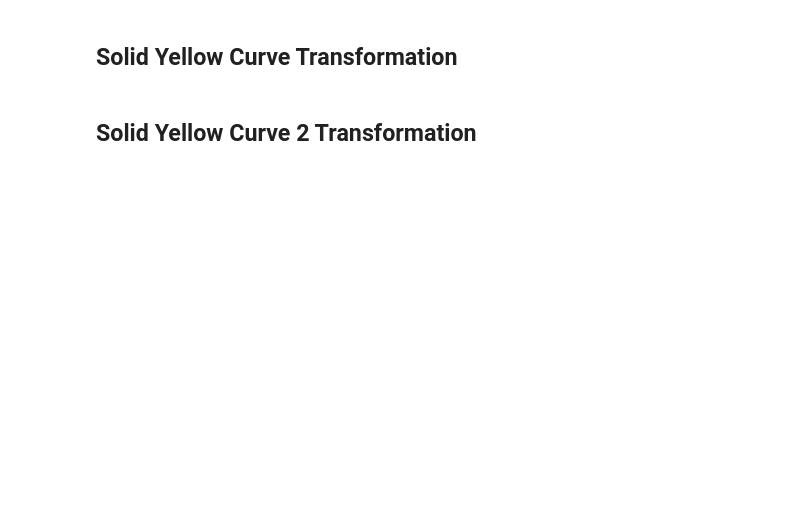
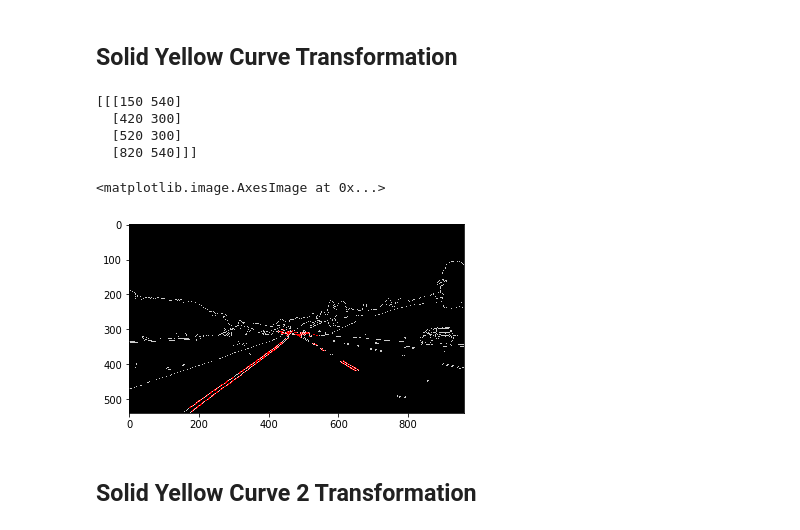
Before and after one commit to calsaviour/sdc, a Jupyter notebook: TermOne/CarND-LaneLines-P1/P1.ipynb, the cells around one changed output. Cells and saved outputs as stored; diff of their text form; code cells hidden in the pictures; blank space fills up the shorter version.

```diff
--- a/TermOne/CarND-LaneLines-P1/P1.ipynb
+++ b/TermOne/CarND-LaneLines-P1/P1.ipynb
@@ -300,35 +290,42 @@ TypeError: 'NoneType' object is not iterable
 solid_yellow_curve_image = mpimg.imread(test_images_dir + images[2])
 solid_yellow_curve_image_gray = grayscale(solid_yellow_curve_image)
 
-solid_yellow_curve_image_blur_gray = gaussian_blur(solid_yellow_curve_image, 5)
+solid_yellow_curve_image_blur_gray = gaussian_blur(solid_yellow_curve_image_gray, 5)
 solid_yellow_curve_image_edges = canny(solid_yellow_curve_image_blur_gray, 50 , 150)
 plt.imshow(solid_yellow_curve_image_edges, cmap='Greys_r')
 
 
 # Region Masking
 # Select region of interest in the image
 solid_yellow_curve_imshape = solid_yellow_curve_image.shape
 vertices = np.array([[(150,solid_yellow_curve_imshape[0]),(420, 300), (520, 300), (820,solid_yellow_curve_imshape[0])]], dtype=np.int32)
 print (vertices)
 solid_yellow_curve_mask_edges = region_of_interest(solid_yellow_curve_image_edges, vertices)
 
 
 # Hough Transform to Find Lane Lines
 rho = 10
 theta = np.pi/180
 threshold = 200
 min_line_len = 1
 max_line_gap = 5
 
 
 solid_yellow_curve_line_image = np.copy(solid_yellow_curve_image)*0
 solid_yellow_curve_line_image = hough_lines(solid_yellow_curve_mask_edges,rho, theta, threshold, min_line_len, max_line_gap)
 
 # Plot weighted image
 solid_yellow_curve_colour_edges = np.dstack((solid_yellow_curve_image_edges,solid_yellow_curve_image_edges,solid_yellow_curve_image_edges))
 solid_yellow_curve_weighted_image = weighted_img(solid_yellow_curve_line_image,solid_yellow_curve_colour_edges)
 plt.imshow(solid_yellow_curve_weighted_image)
-plt.savefig(test_images_dir + "solidYellowCurveWeighted.jpg")
+##plt.savefig(test_images_dir + "solidYellowCurveWeighted.jpg")
+# %% [output]
+[[[150 540]
+  [420 300]
+  [520 300]
+  [820 540]]]
+<matplotlib.image.AxesImage at 0x...>
+[figure, added]
 # %% [markdown]
 ## Solid Yellow Curve 2 Transformation
 # %%
```
Also changed, not shown: parts of 13 cells of this notebook.
